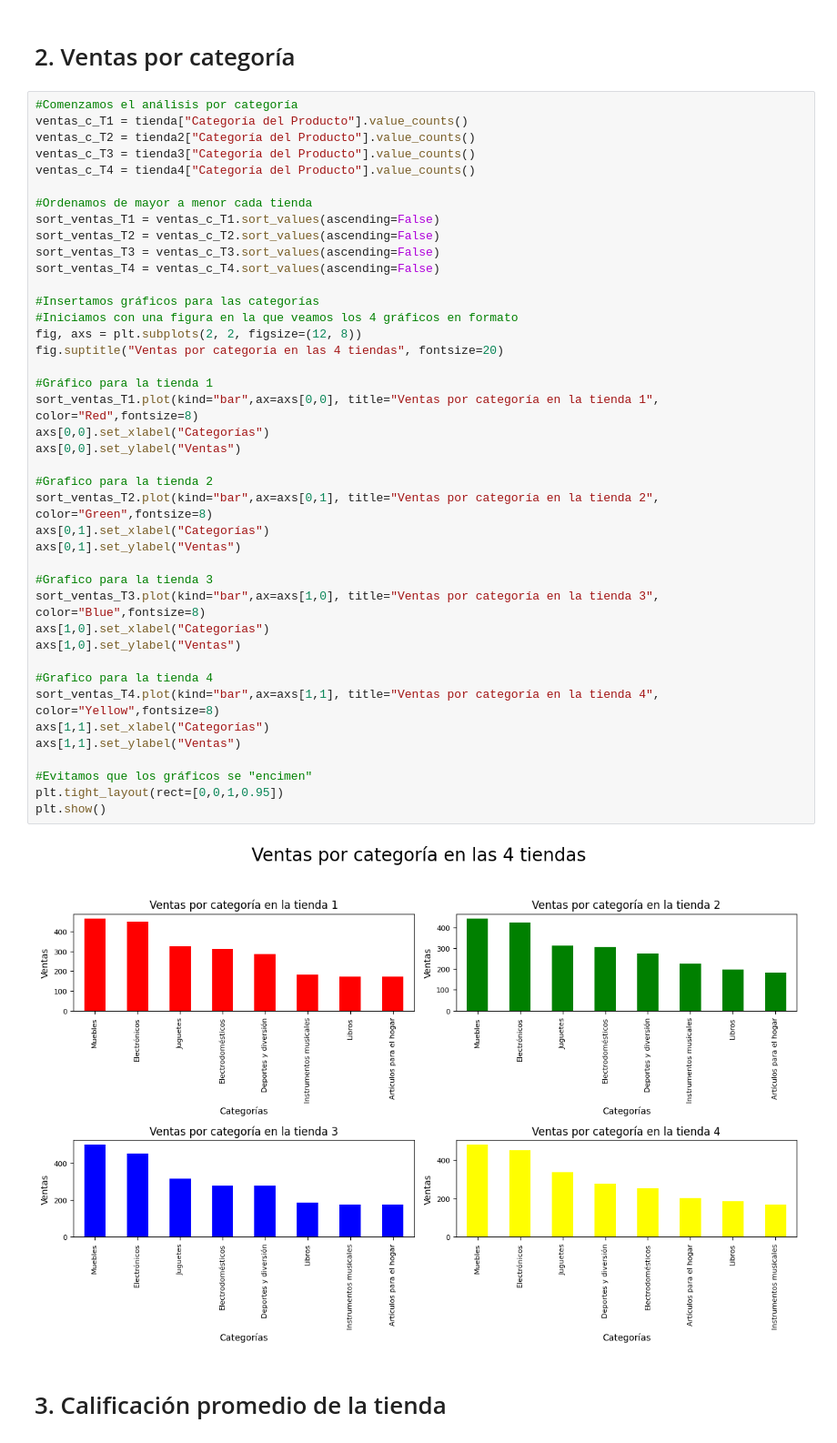
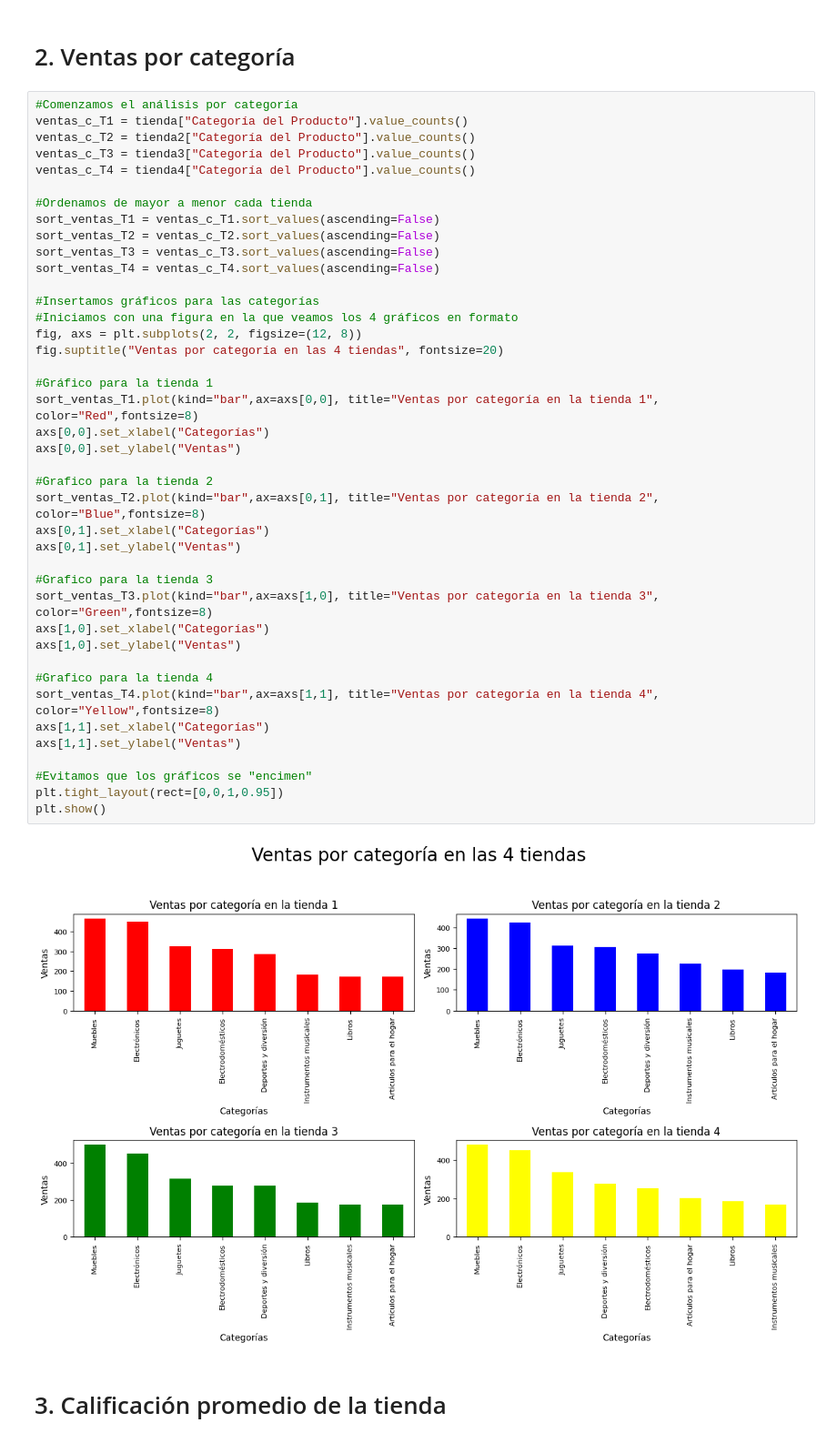
Before and after one commit to BARS182002/Alura_Store, a Jupyter notebook: AluraStoreBARS.ipynb, the cells around one changed output. Shown at 91% size. Drawn from its saved outputs; the diff is of its cells as text.

```diff
--- a/AluraStoreBARS.ipynb
+++ b/AluraStoreBARS.ipynb
@@ -78,35 +78,35 @@ sort_ventas_T2 = ventas_c_T2.sort_values(ascending=False)
 sort_ventas_T3 = ventas_c_T3.sort_values(ascending=False)
 sort_ventas_T4 = ventas_c_T4.sort_values(ascending=False)
 
 #Insertamos gráficos para las categorías
 #Iniciamos con una figura en la que veamos los 4 gráficos en formato
 fig, axs = plt.subplots(2, 2, figsize=(12, 8))
 fig.suptitle("Ventas por categoría en las 4 tiendas", fontsize=20)
 
 #Gráfico para la tienda 1
 sort_ventas_T1.plot(kind="bar",ax=axs[0,0], title="Ventas por categoría en la tienda 1", color="Red",fontsize=8)
 axs[0,0].set_xlabel("Categorías")
 axs[0,0].set_ylabel("Ventas")
 
 #Grafico para la tienda 2
-sort_ventas_T2.plot(kind="bar",ax=axs[0,1], title="Ventas por categoría en la tienda 2", color="Green",fontsize=8)
+sort_ventas_T2.plot(kind="bar",ax=axs[0,1], title="Ventas por categoría en la tienda 2", color="Blue",fontsize=8)
 axs[0,1].set_xlabel("Categorías")
 axs[0,1].set_ylabel("Ventas")
 
 #Grafico para la tienda 3
-sort_ventas_T3.plot(kind="bar",ax=axs[1,0], title="Ventas por categoría en la tienda 3", color="Blue",fontsize=8)
+sort_ventas_T3.plot(kind="bar",ax=axs[1,0], title="Ventas por categoría en la tienda 3", color="Green",fontsize=8)
 axs[1,0].set_xlabel("Categorías")
 axs[1,0].set_ylabel("Ventas")
 
 #Grafico para la tienda 4
 sort_ventas_T4.plot(kind="bar",ax=axs[1,1], title="Ventas por categoría en la tienda 4", color="Yellow",fontsize=8)
 axs[1,1].set_xlabel("Categorías")
 axs[1,1].set_ylabel("Ventas")
 
 #Evitamos que los gráficos se "encimen"
 plt.tight_layout(rect=[0,0,1,0.95])
 plt.show()
 # %% [output]
-[figure, old version]
+[figure, new version]
 # %% [markdown]
 # 3. Calificación promedio de la tienda
```
Also changed, not shown: parts of 3 cells of this notebook.
